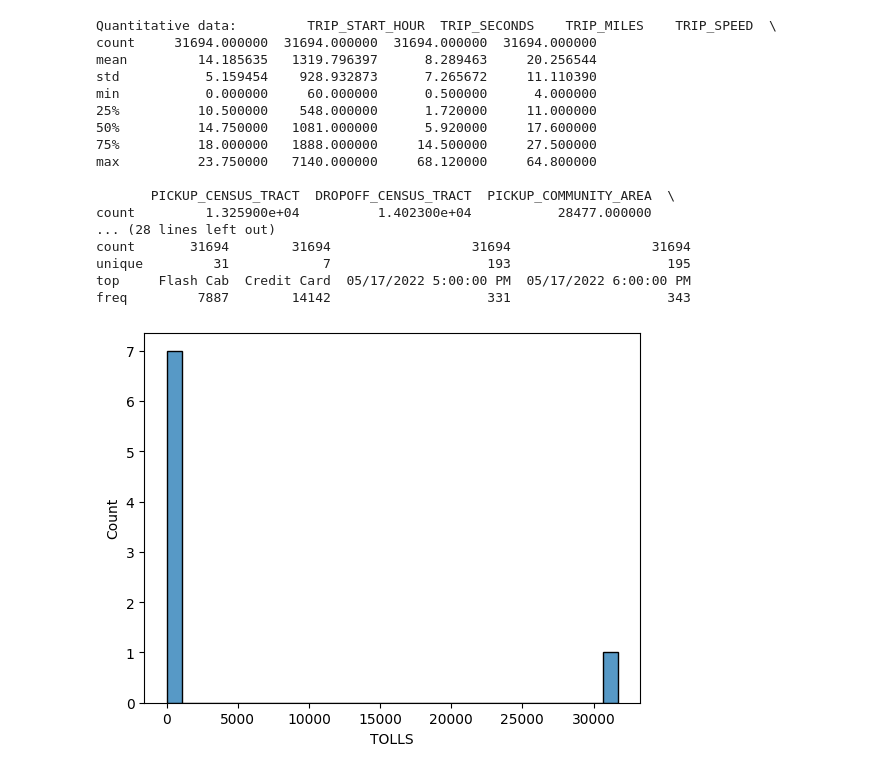
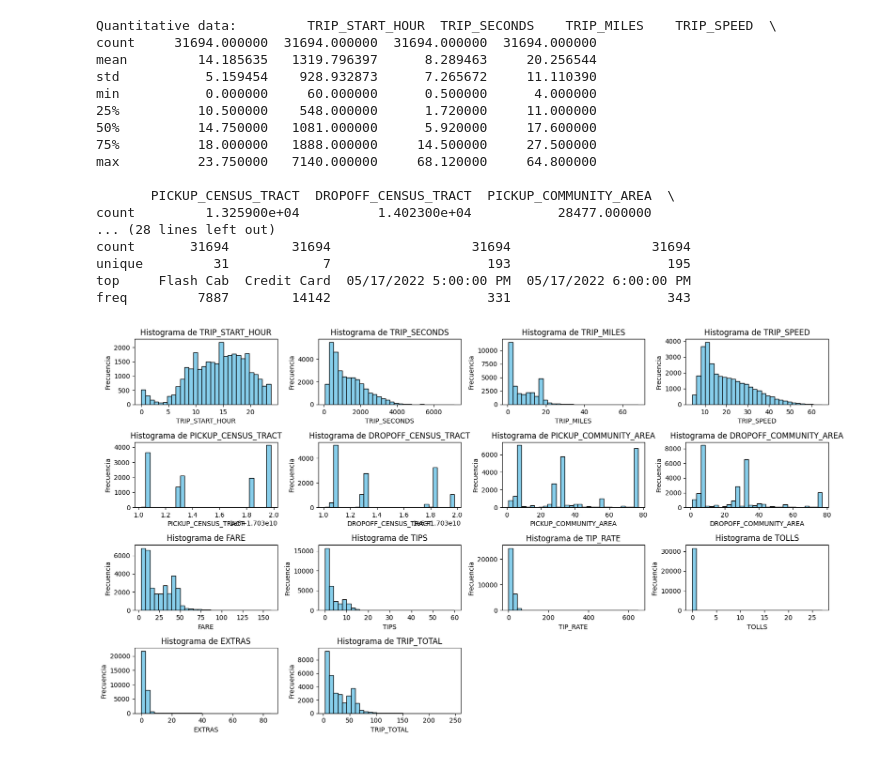
Before and after one commit to Alba251/learning_ia, a Jupyter notebook: regresionlinealMio.ipynb, the cells around one changed output. Saved outputs shown, nothing was run; the diff lists cells and outputs as text; code cells hidden in the pictures.

```diff
--- a/regresionlinealMio.ipynb
+++ b/regresionlinealMio.ipynb
@@ -91,11 +91,26 @@ count       31694        31694                  31694                  31694
 unique         31            7                    193                    195
 top     Flash Cab  Credit Card  05/17/2022 5:00:00 PM  05/17/2022 6:00:00 PM
 freq         7887        14142                    331                    343
-# %%
-#Ploteado de los datos cuantitativos para ver el tipo de distribución
-
-sns.histplot(data_quantitative['TOLLS'],bins=30)
-
-plt.show()
-# %% [output]
-[figure, removed]
+# %%
+#Ploteado de los datos cuantitativos para ver el tipo de distribución
+# Lista de las variables cuantitativas que quieres plotear
+variables = chicago_taxi_dataset.drop(['COMPANY', 'PAYMENT_TYPE', 'TRIP_START_TIMESTAMP','TRIP_END_TIMESTAMP'],axis = 1).columns
+# Definir el tamaño de la figura
+fig, axes = plt.subplots(nrows=4, ncols=4, figsize=(16, 9))  # Ajusta filas/columnas/figsize según cuántas tengas
+
+axes = axes.flatten()
+
+for i, var in enumerate(variables):
+    axes[i].hist(chicago_taxi_dataset[var].dropna(), bins=30, color='skyblue', edgecolor='black')
+    axes[i].set_title(f'Histograma de {var}')
+    axes[i].set_xlabel(var)
+    axes[i].set_ylabel('Frecuencia')
+
+# Eliminar los ejes sobrantes si hay
+for j in range(i+1, len(axes)):
+    fig.delaxes(axes[j])
+
+plt.tight_layout()  # <-- Esto evita que se solapen
+plt.show()
+# %% [output]
+[figure, added]
```
Also changed, not shown: parts of 1 cell of this notebook.
